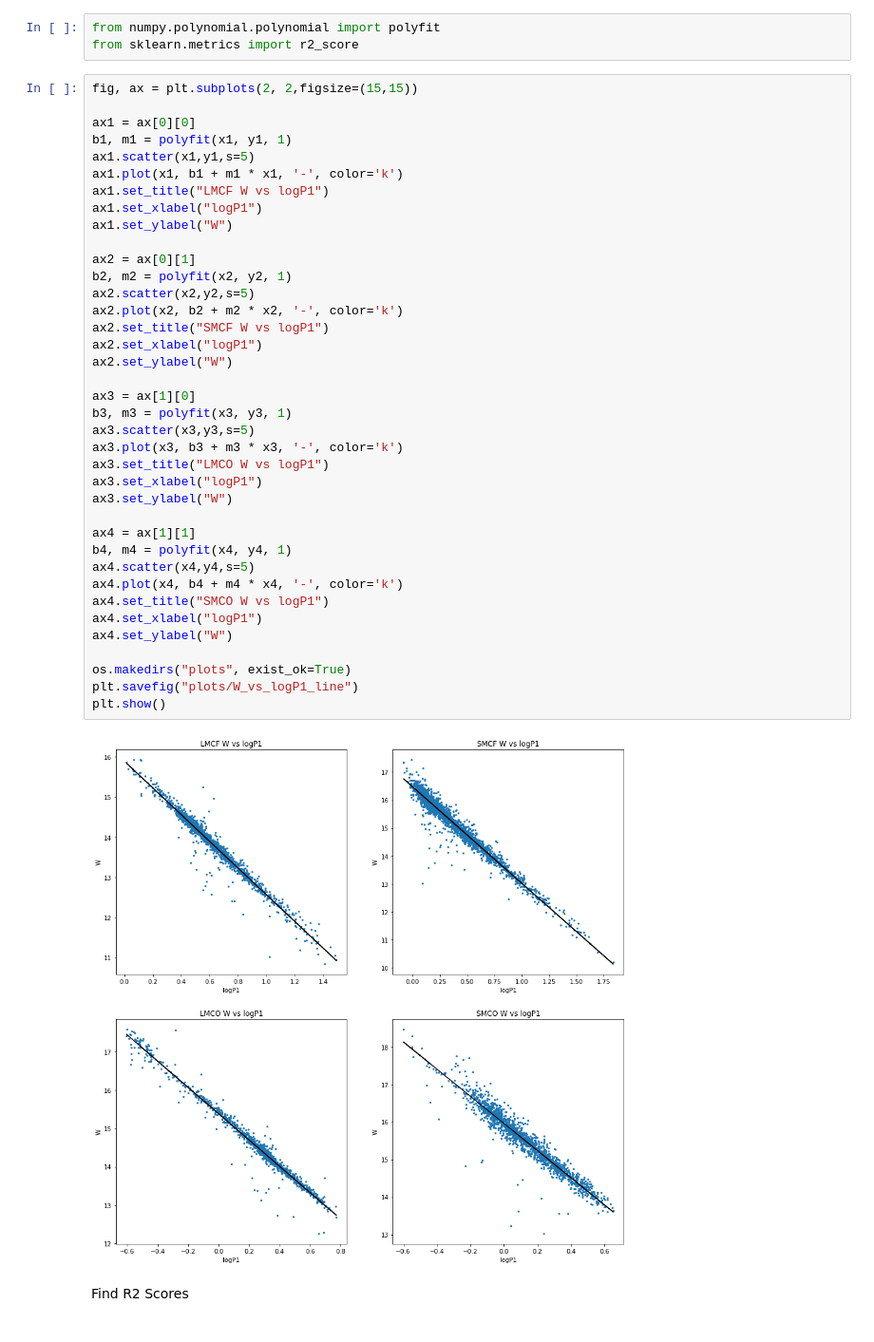
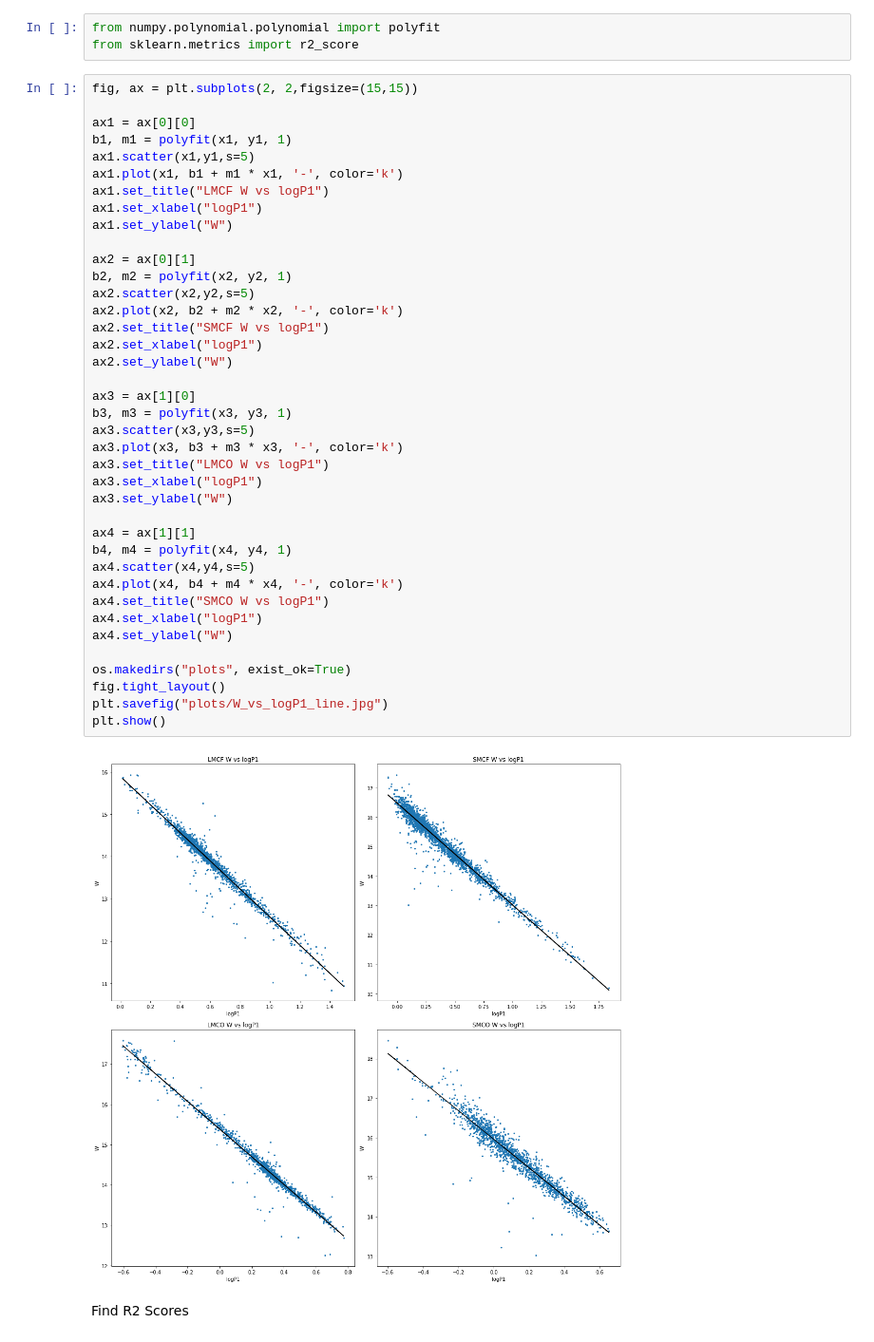
Before and after one commit to saagar-parikh/cepheids-demo, a Jupyter notebook: ztf_summer_school_application.ipynb, the cells around one changed output. Shown: that part at 95% size. Drawn from its saved outputs; the diff is of its cells as text.

```diff
--- a/ztf_summer_school_application.ipynb
+++ b/ztf_summer_school_application.ipynb
@@ -96,35 +97,36 @@ ax1.set_title("LMCF W vs logP1")
 ax1.set_xlabel("logP1")
 ax1.set_ylabel("W")
 
 ax2 = ax[0][1]
 b2, m2 = polyfit(x2, y2, 1)
 ax2.scatter(x2,y2,s=5)
 ax2.plot(x2, b2 + m2 * x2, '-', color='k')
 ax2.set_title("SMCF W vs logP1")
 ax2.set_xlabel("logP1")
 ax2.set_ylabel("W")
 
 ax3 = ax[1][0]
 b3, m3 = polyfit(x3, y3, 1)
 ax3.scatter(x3,y3,s=5)
 ax3.plot(x3, b3 + m3 * x3, '-', color='k')
 ax3.set_title("LMCO W vs logP1")
 ax3.set_xlabel("logP1")
 ax3.set_ylabel("W")
 
 ax4 = ax[1][1]
 b4, m4 = polyfit(x4, y4, 1)
 ax4.scatter(x4,y4,s=5)
 ax4.plot(x4, b4 + m4 * x4, '-', color='k')
 ax4.set_title("SMCO W vs logP1")
 ax4.set_xlabel("logP1")
 ax4.set_ylabel("W")
 
 os.makedirs("plots", exist_ok=True)
-plt.savefig("plots/W_vs_logP1_line")
+fig.tight_layout()
+plt.savefig("plots/W_vs_logP1_line.jpg")
 plt.show()
 # %% [output]
-[figure, old version]
+[figure, new version]
 # %% [markdown]
 Find R2 Scores
 # %%
```
Also changed, not shown: parts of 3 cells of this notebook, 19 other files.
